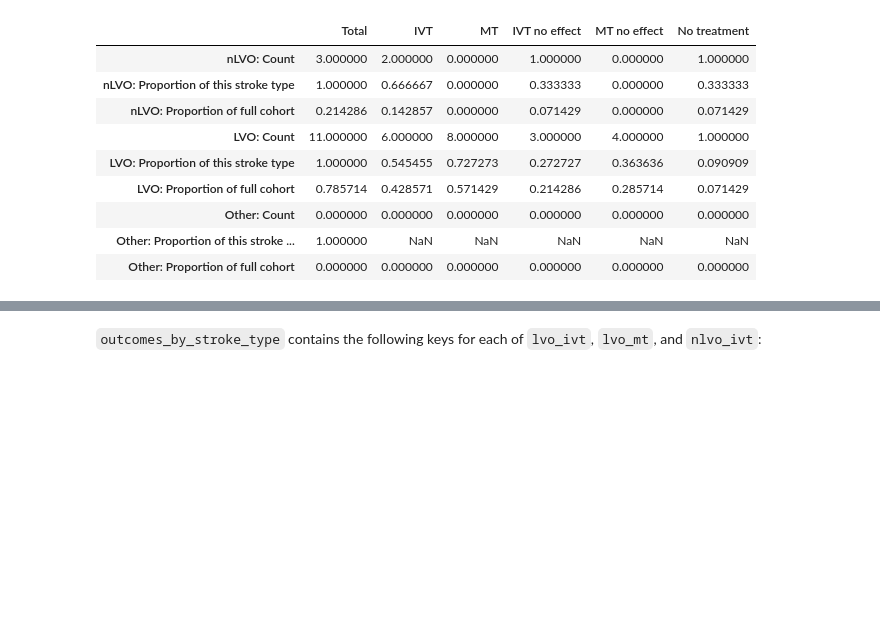
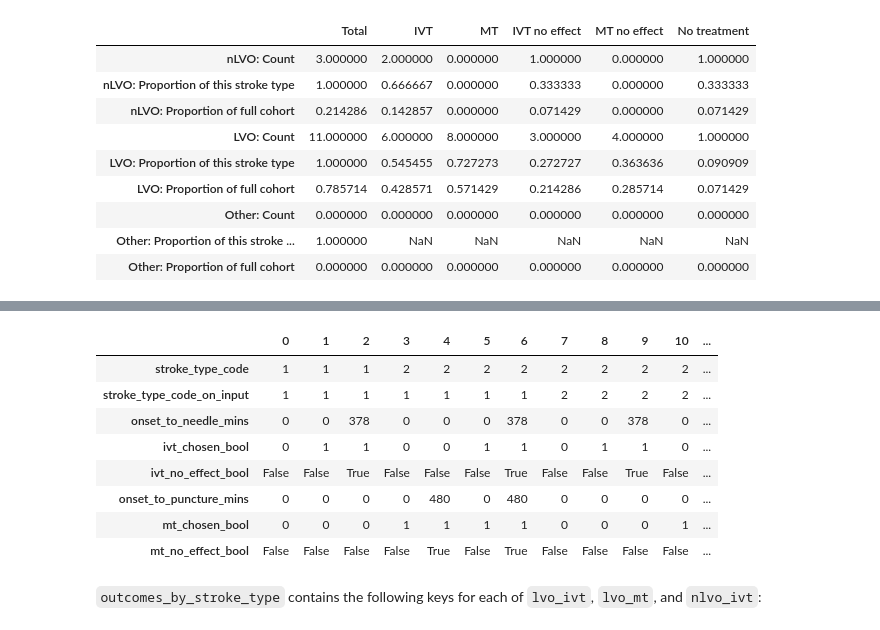
Before and after one commit to stroke-modelling/stroke-outcome, a Jupyter notebook: demo/demo_continuous_outcomes.ipynb, the cells around one changed output, grey strips where cells are left out. Saved outputs shown, nothing was run; the diff lists cells and outputs as text; code cells hidden in the pictures; blank space fills up the shorter version.

Commit message:
:bug: Bug fix - full cohort outcomes now selects the correct treatment option

```diff
--- a/demo/demo_continuous_outcomes.ipynb
+++ b/demo/demo_continuous_outcomes.ipynb
@@ -116,7 +117,7 @@ mt_no_effect_bool
 We don't need to define `ivt_no_effect_bool` and `mt_no_effect_bool` because they are created when the outcomes are calculated. Those two arrays record whether each patient was treated after the time of no effect.
 # %%
 # Calculate outcomes:
-outcomes_by_stroke_type, full_cohort_outcomes = (
+patient_data_dict, outcomes_by_stroke_type, full_cohort_outcomes = (
     continuous_outcome.calculate_outcomes())
 
 # Make a copy of the results:
@@ -149,3 +154,15 @@ The main function returns two sets of results, which we've called `outcomes_by_s
+# %%
+pd.DataFrame(patient_data_dict.values(), patient_data_dict.keys())
+# %% [output]
+|  | 0 | 1 | 2 | 3 | 4 | 5 | 6 | 7 | 8 | 9 | 10 | ... |
+| stroke_type_code | 1 | 1 | 1 | 2 | 2 | 2 | 2 | 2 | 2 | 2 | 2 | ... |
+| stroke_type_code_on_input | 1 | 1 | 1 | 1 | 1 | 1 | 1 | 2 | 2 | 2 | 2 | ... |
+| onset_to_needle_mins | 0 | 0 | 378 | 0 | 0 | 0 | 378 | 0 | 0 | 378 | 0 | ... |
+| ivt_chosen_bool | 0 | 1 | 1 | 0 | 0 | 1 | 1 | 0 | 1 | 1 | 0 | ... |
+| ivt_no_effect_bool | False | False | True | False | False | False | True | False | False | True | False | ... |
+| onset_to_puncture_mins | 0 | 0 | 0 | 0 | 480 | 0 | 480 | 0 | 0 | 0 | 0 | ... |
+| mt_chosen_bool | 0 | 0 | 0 | 1 | 1 | 1 | 1 | 0 | 0 | 0 | 1 | ... |
+| mt_no_effect_bool | False | False | False | False | True | False | True | False | False | False | False | ... |
 # %% [markdown]
 `outcomes_by_stroke_type` contains the following keys for each of `lvo_ivt`, `lvo_mt`, and `nlvo_ivt`:
 # %%
```
Also changed, not shown: parts of 13 cells of this notebook, 3 other files.
